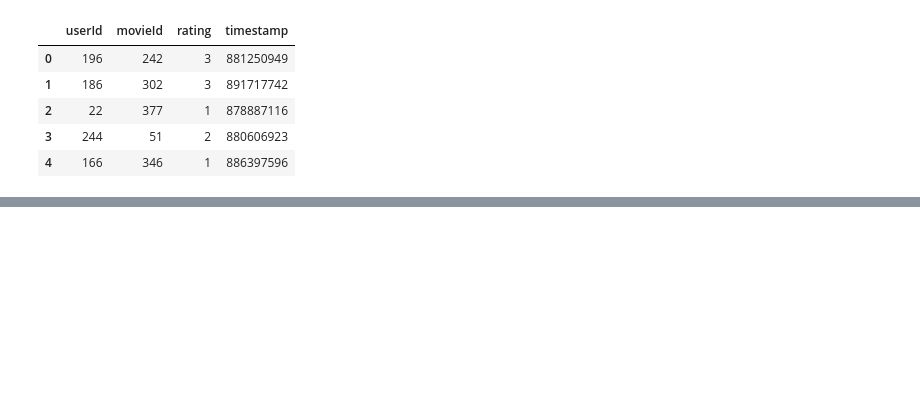
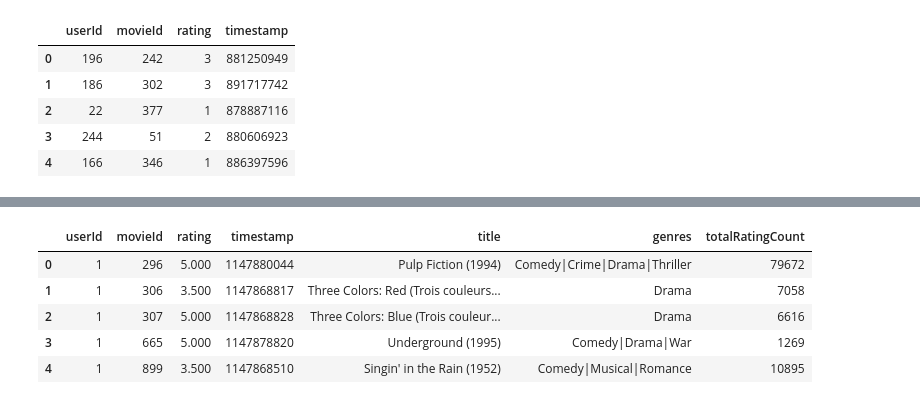
Before and after one commit to skanderkaroui/collaborative_filtering_movie_recommendation, a Jupyter notebook: item_based_recommendation_system.ipynb, the cells around one changed output, grey strips where cells are left out. Cells and saved outputs as stored; diff of their text form; code cells hidden in the pictures; blank space fills up the shorter version.

```diff
--- a/item_based_recommendation_system.ipynb
+++ b/item_based_recommendation_system.ipynb
@@ -18,0 +65,11 @@ ratings.head()
+# %%
+popularity_threshold = 50
+rating_popular_movie= rating_with_totalRatingCount.query('totalRatingCount >= @popularity_threshold')
+rating_popular_movie.head()
+# %% [output]
+|  | userId | movieId | rating | timestamp | title | genres | totalRatingCount |
+| 0 | 1 | 296 | 5.000 | 1147880044 | Pulp Fiction (1994) | Comedy|Crime|Drama|Thriller | 79672 |
+| 1 | 1 | 306 | 3.500 | 1147868817 | Three Colors: Red (Trois couleurs... | Drama | 7058 |
+| 2 | 1 | 307 | 5.000 | 1147868828 | Three Colors: Blue (Trois couleur... | Drama | 6616 |
+| 3 | 1 | 665 | 5.000 | 1147878820 | Underground (1995) | Comedy|Drama|War | 1269 |
+| 4 | 1 | 899 | 3.500 | 1147868510 | Singin' in the Rain (1952) | Comedy|Musical|Romance | 10895 |
```
Also changed, not shown: parts of 13 cells of this notebook, 1 other file.
